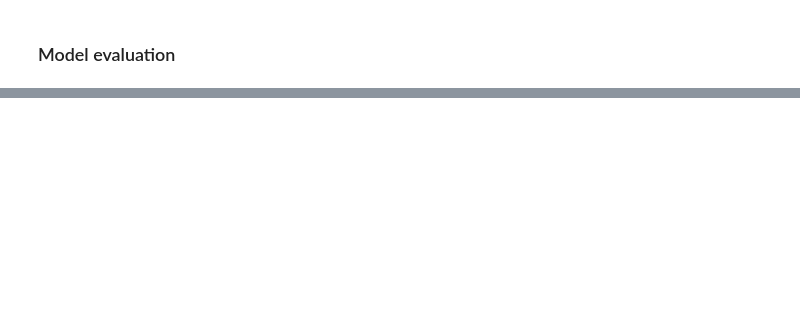
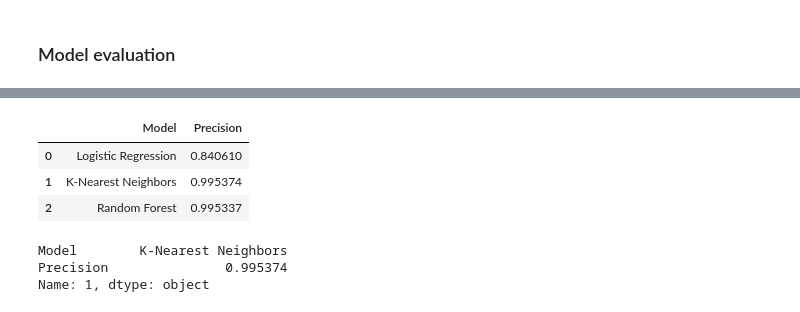
Before and after one commit to ajayatil/QualityPredictionML, a Jupyter notebook: DATA572 - Modelling.ipynb, the cells around one changed output, grey strips where cells are left out. Cells and saved outputs as stored; diff of their text form; code cells hidden in the pictures; blank space fills up the shorter version.

```diff
--- a/DATA572 - Modelling.ipynb
+++ b/DATA572 - Modelling.ipynb
@@ -348,0 +785,15 @@ Text here if we want to use this file to generate report. Can also use Google Do
+# %%
+precision_results_df = pd.DataFrame(list(precision_results.items()), columns=['Model', 'Precision'])
+precision_results_df
+# %% [output]
+|  | Model | Precision |
+| 0 | Logistic Regression | 0.840610 |
+| 1 | K-Nearest Neighbors | 0.995374 |
+| 2 | Random Forest | 0.995337 |
+# %%
+best_model = precision_results_df.loc[precision_results_df['Precision'].idxmax()]
+print(best_model)
+# %% [output]
+Model        K-Nearest Neighbors
+Precision               0.995374
+Name: 1, dtype: object
```
Also changed, not shown: parts of 58 cells of this notebook.
